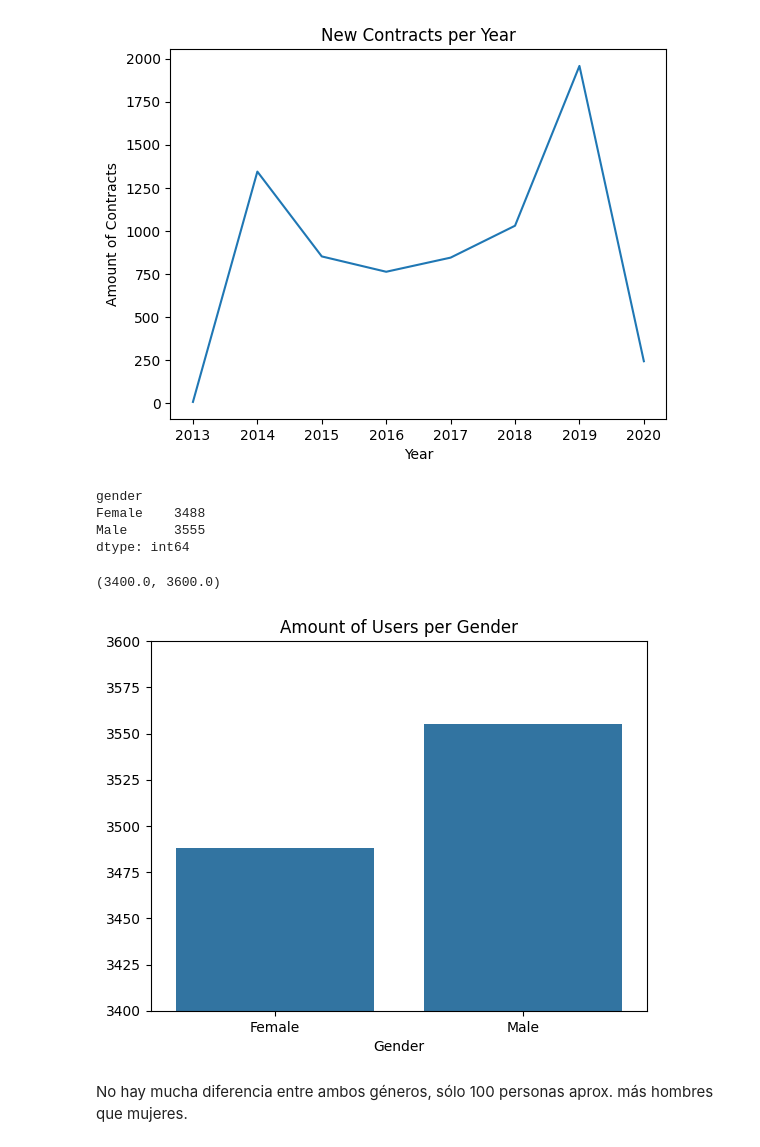
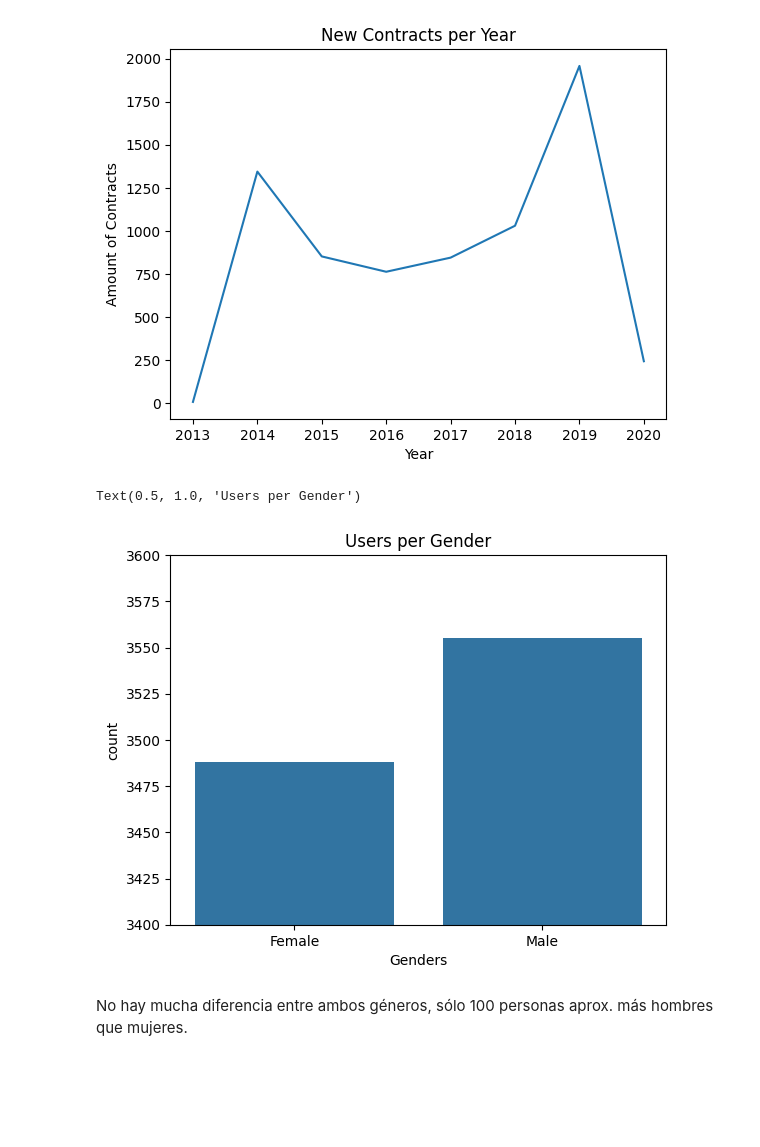
Before and after one commit to MrDonBromo/Telecom-Churn-Prediction, a Jupyter notebook: Final Project.ipynb, the cells around one changed output. Saved outputs shown, nothing was run; the diff lists cells and outputs as text; code cells hidden in the pictures; blank space fills up the shorter version.

Commit message:
Changed the count of contracts per gender code.

```diff
--- a/Final Project.ipynb
+++ b/Final Project.ipynb
@@ -453,22 +453,14 @@ plt.title('New Contracts per Year')
 # %% [output]
 Text(0.5, 1.0, 'New Contracts per Year')
 [figure]
-# %%
-size_gender = personal_data.groupby('gender').size()
-
-print(size_gender)
-
-sns.barplot(data=size_gender)
-plt.title('Amount of Users per Gender')
-plt.xlabel('Gender')
-plt.ylim(3400,3600)
-# %% [output]
-gender
-Female    3488
-Male      3555
-dtype: int64
-(3400.0, 3600.0)
-[figure, removed]
+# %%
+sns.countplot(data=personal_data, x='gender')
+plt.ylim(3400,3600)
+plt.xlabel('Genders')
+plt.title('Users per Gender')
+# %% [output]
+Text(0.5, 1.0, 'Users per Gender')
+[figure, added]
 # %% [markdown]
 No hay mucha diferencia entre ambos géneros, sólo 100 personas aprox. más hombres que mujeres.
 # %%
```
